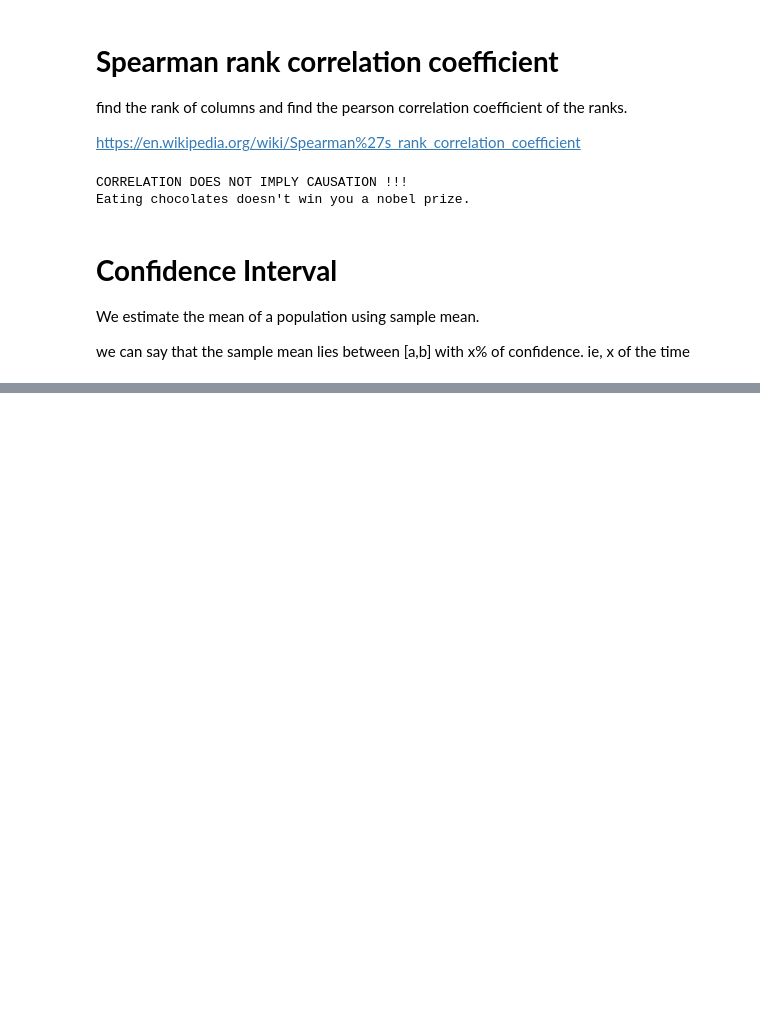
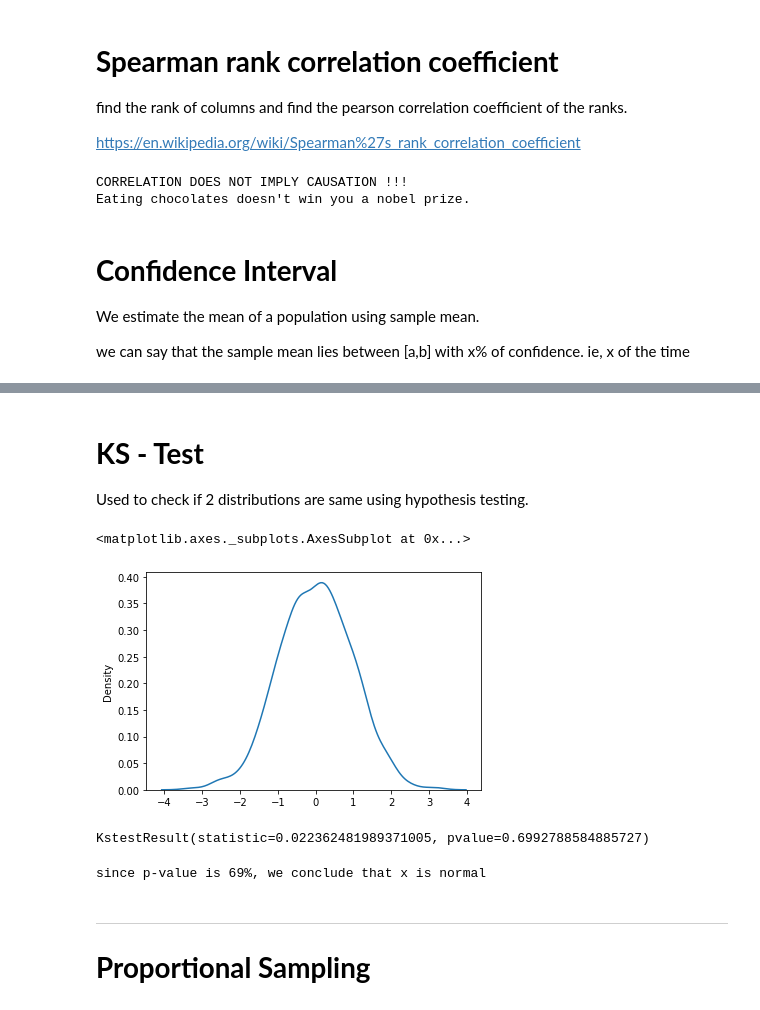
Before and after one commit to BenMeehan/Exploratory-Data-Analysis, a Jupyter notebook: Probability_and_Statistics.ipynb, the cells around one changed output, grey strips where cells are left out. Saved outputs shown, nothing was run; the diff lists cells and outputs as text; code cells hidden in the pictures; blank space fills up the shorter version.

```diff
--- a/Probability_and_Statistics.ipynb
+++ b/Probability_and_Statistics.ipynb
@@ -104,0 +111,30 @@ we can say that the sample mean lies between [a,b] with x% of confidence. ie, x
+# %% [markdown]
+# **KS - Test**
+
+Used to check if 2 distributions are same using hypothesis testing.
+# %%
+import numpy
+x=numpy.random.normal(0,1,1000)
+# %%
+import seaborn as sns
+import matplotlib.pyplot as plt
+import scipy as sp
+
+sns.kdeplot(x)
+# %% [output]
+<matplotlib.axes._subplots.AxesSubplot at 0x...>
+[figure, added]
+# %%
+sp.stats.kstest(x,"norm")
+# %% [output]
+KstestResult(statistic=0.022362481989371005, pvalue=0.6992788584885727)
+# %%
+print("since p-value is 69%, we conclude that x is normal")
+# %% [output]
+since p-value is 69%, we conclude that x is normal
+# %% [markdown]
+
+
+---
+
+# **Proportional Sampling**
```
Also changed, not shown: parts of 2 cells of this notebook.
